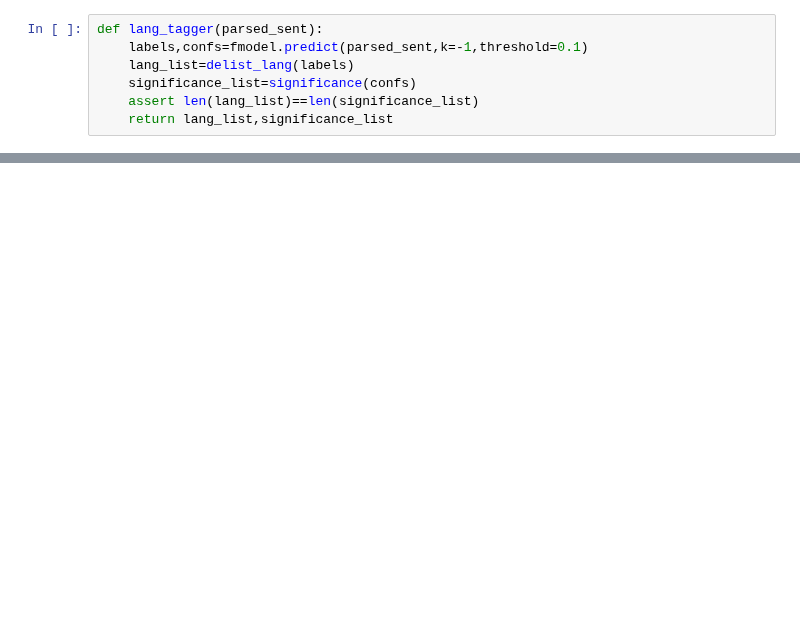
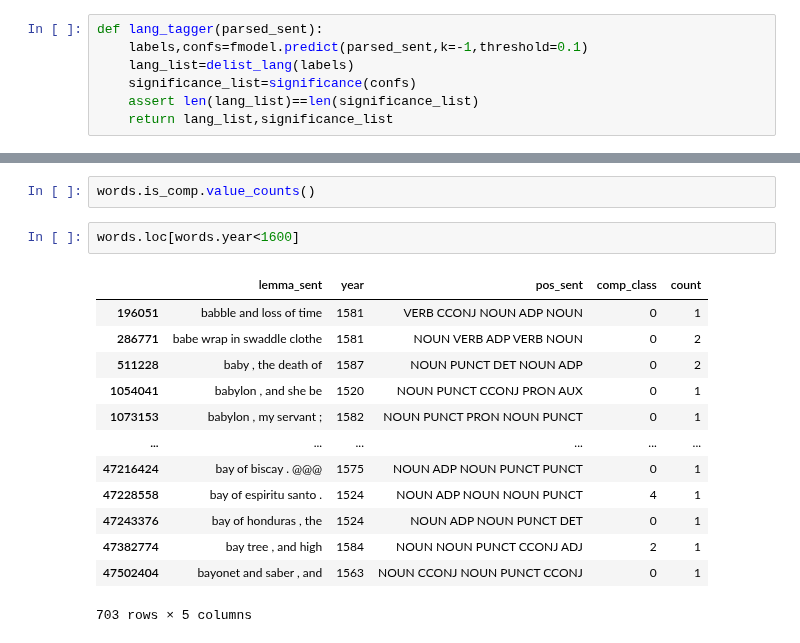
Before and after one commit to prajitdhar/Compounding, a Jupyter notebook: Downloader_Large.ipynb, the cells around one changed output, grey strips where cells are left out. Cells and saved outputs as stored; diff of their text form; blank space fills up the shorter version.

```diff
--- a/Downloader_Large.ipynb
+++ b/Downloader_Large.ipynb
@@ -317,0 +421,18 @@ df_split = np.array_split(index_df, num_partitions)
+# %%
+words.is_comp.value_counts()
+# %%
+words.loc[words.year<1600]
+# %% [output]
+|  | lemma_sent | year | pos_sent | comp_class | count |
+| 196051 | babble and loss of time | 1581 | VERB CCONJ NOUN ADP NOUN | 0 | 1 |
+| 286771 | babe wrap in swaddle clothe | 1581 | NOUN VERB ADP VERB NOUN | 0 | 2 |
+| 511228 | baby , the death of | 1587 | NOUN PUNCT DET NOUN ADP | 0 | 2 |
+| 1054041 | babylon , and she be | 1520 | NOUN PUNCT CCONJ PRON AUX | 0 | 1 |
+| 1073153 | babylon , my servant ; | 1582 | NOUN PUNCT PRON NOUN PUNCT | 0 | 1 |
+| ... | ... | ... | ... | ... | ... |
+| 47216424 | bay of biscay . @@@ | 1575 | NOUN ADP NOUN PUNCT PUNCT | 0 | 1 |
+| 47228558 | bay of espiritu santo . | 1524 | NOUN ADP NOUN NOUN PUNCT | 4 | 1 |
+| 47243376 | bay of honduras , the | 1524 | NOUN ADP NOUN PUNCT DET | 0 | 1 |
+| 47382774 | bay tree , and high | 1584 | NOUN NOUN PUNCT CCONJ ADJ | 2 | 1 |
+| 47502404 | bayonet and saber , and | 1563 | NOUN CCONJ NOUN PUNCT CCONJ | 0 | 1 |
+703 rows × 5 columns
```
Also changed, not shown: parts of 28 cells of this notebook, 31 other files.
